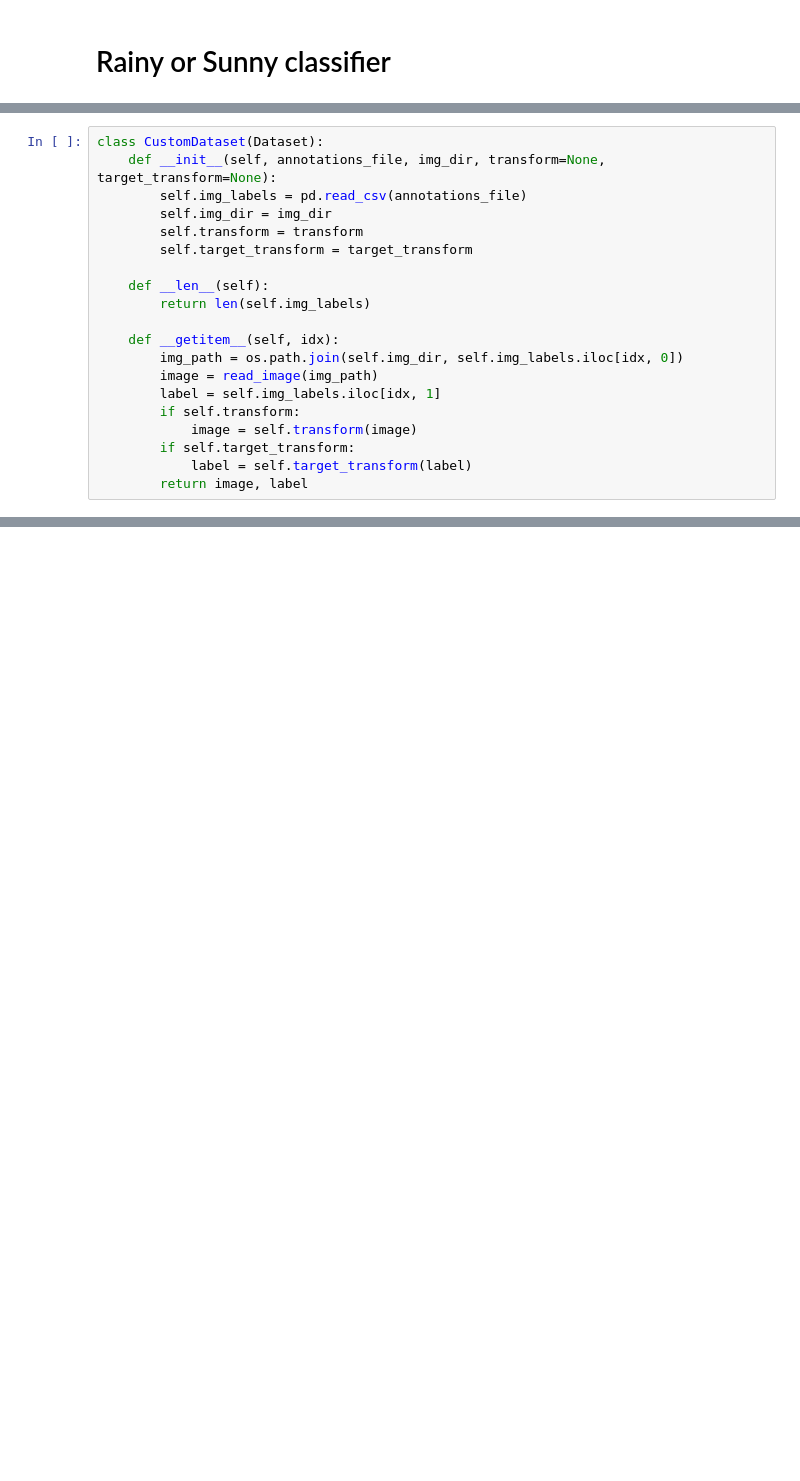
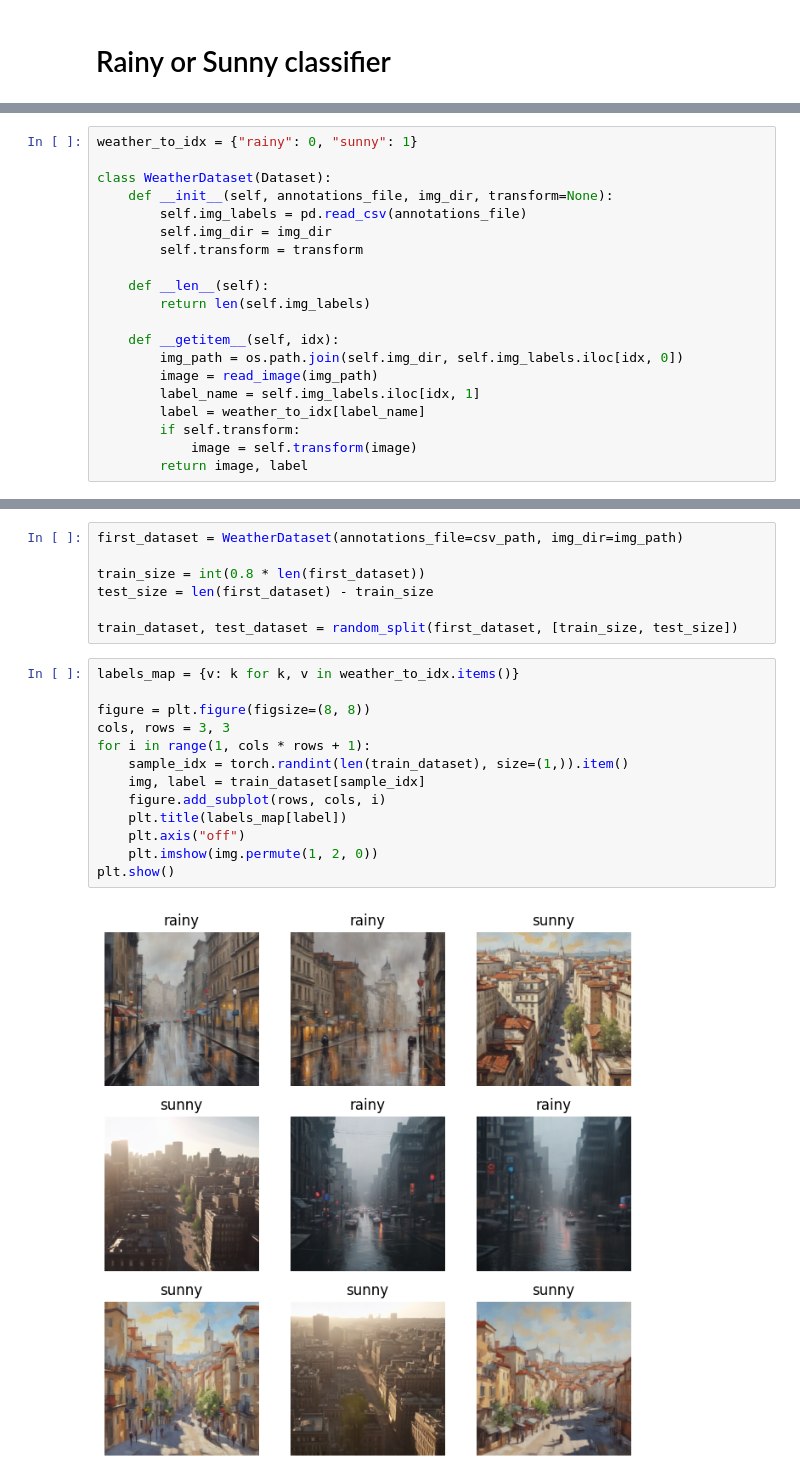
Before and after one commit to ClemouDouard/applied_ai_intro_task, a Jupyter notebook: notebook.ipynb, the cells around one changed output, grey strips where cells are left out. Saved outputs shown, nothing was run; the diff lists cells and outputs as text; blank space fills up the shorter version.

Commit message:
First dataset done

```diff
--- a/notebook.ipynb
+++ b/notebook.ipynb
@@ -20,10 +22,11 @@ import csv
 # %%
-class CustomDataset(Dataset):
-    def __init__(self, annotations_file, img_dir, transform=None, target_transform=None):
+weather_to_idx = {"rainy": 0, "sunny": 1}
+
+class WeatherDataset(Dataset):
+    def __init__(self, annotations_file, img_dir, transform=None):
         self.img_labels = pd.read_csv(annotations_file)
         self.img_dir = img_dir
         self.transform = transform
-        self.target_transform = target_transform
 
     def __len__(self):
         return len(self.img_labels)
@@ -31,11 +34,10 @@ class CustomDataset(Dataset):
     def __getitem__(self, idx):
         img_path = os.path.join(self.img_dir, self.img_labels.iloc[idx, 0])
         image = read_image(img_path)
-        label = self.img_labels.iloc[idx, 1]
+        label_name = self.img_labels.iloc[idx, 1]
+        label = weather_to_idx[label_name]
         if self.transform:
             image = self.transform(image)
-        if self.target_transform:
-            label = self.target_transform(label)
         return image, label
 # %%
 img_path = "data/all_except_marked"
@@ -62,0 +61,22 @@ Fichier CSV créé : data/all_except_marked/image_metadata.csv
+# %%
+first_dataset = WeatherDataset(annotations_file=csv_path, img_dir=img_path)
+
+train_size = int(0.8 * len(first_dataset))
+test_size = len(first_dataset) - train_size
+
+train_dataset, test_dataset = random_split(first_dataset, [train_size, test_size])
+# %%
+labels_map = {v: k for k, v in weather_to_idx.items()}
+
+figure = plt.figure(figsize=(8, 8))
+cols, rows = 3, 3
+for i in range(1, cols * rows + 1):
+    sample_idx = torch.randint(len(train_dataset), size=(1,)).item()
+    img, label = train_dataset[sample_idx]
+    figure.add_subplot(rows, cols, i)
+    plt.title(labels_map[label])
+    plt.axis("off")
+    plt.imshow(img.permute(1, 2, 0))
+plt.show()
+# %% [output]
+[figure, added]
```
Also changed, not shown: parts of 2 cells of this notebook.
